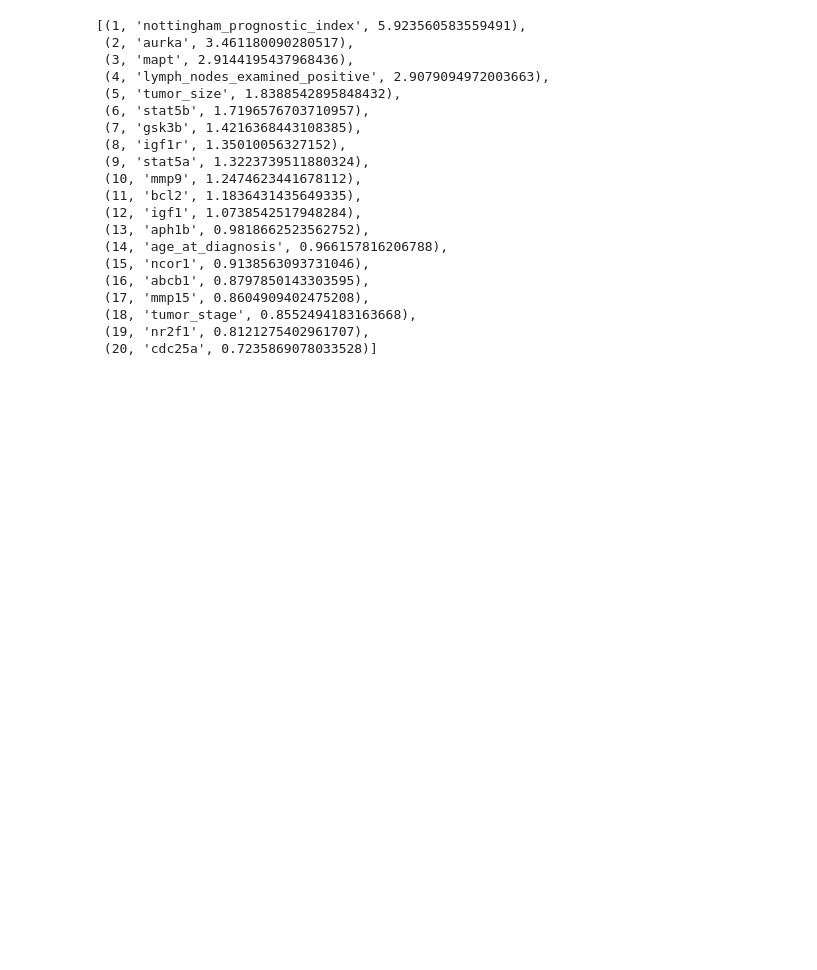
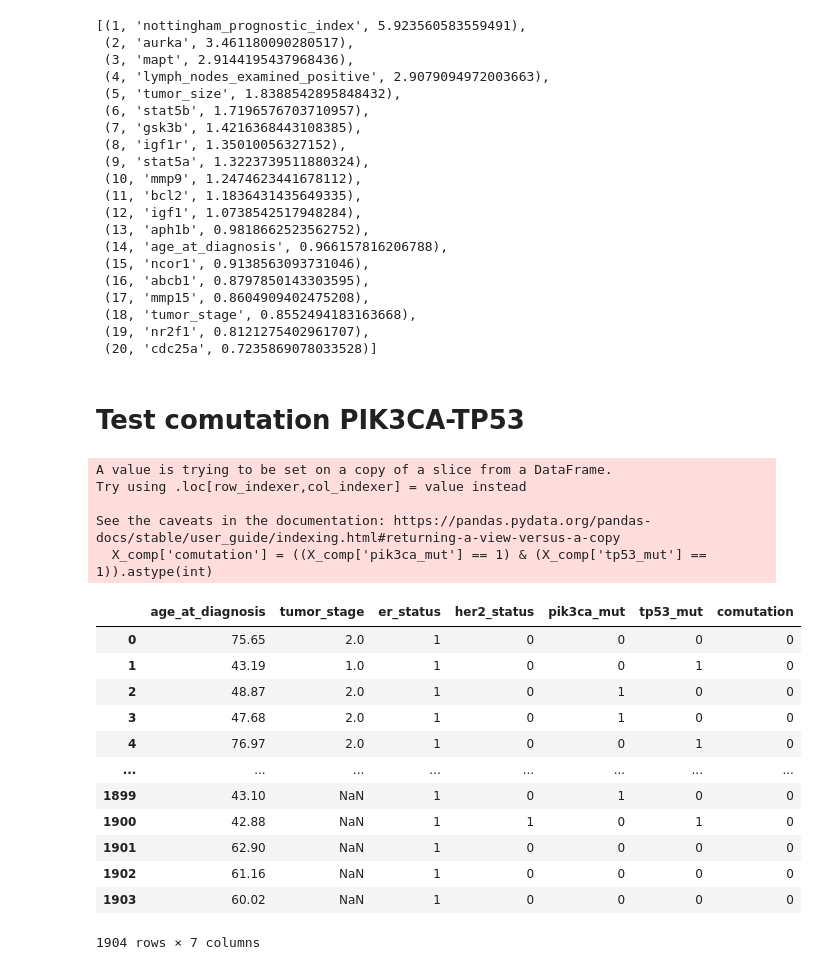
Before and after one commit to Clement-Dn/Surv-ML, a Jupyter notebook: SurvTreeShap_Metabric.ipynb, the cells around one changed output. Drawn from its saved outputs; the diff is of its cells as text; code cells hidden in the pictures; blank space fills up the shorter version.

```diff
--- a/SurvTreeShap_Metabric.ipynb
+++ b/SurvTreeShap_Metabric.ipynb
@@ -674,3 +674,28 @@ top_indices = np.argsort(aires)[-20:]
  (18, 'tumor_stage', 0.8552494183163668),
  (19, 'nr2f1', 0.8121275402961707),
  (20, 'cdc25a', 0.7235869078033528)]
+# %% [markdown]
+# Test comutation PIK3CA-TP53
+# %%
+X_comp= X[["age_at_diagnosis", "tumor_stage", 'er_status', "her2_status", "pik3ca_mut", "tp53_mut"]]
+X_comp['comutation'] = ((X_comp['pik3ca_mut'] == 1) & (X_comp['tp53_mut'] == 1)).astype(int)
+X_comp
+# %% [output]
+A value is trying to be set on a copy of a slice from a DataFrame.
+Try using .loc[row_indexer,col_indexer] = value instead
+
+See the caveats in the documentation: https://pandas.pydata.org/pandas-docs/stable/user_guide/indexing.html#returning-a-view-versus-a-copy
+  X_comp['comutation'] = ((X_comp['pik3ca_mut'] == 1) & (X_comp['tp53_mut'] == 1)).astype(int)
+|  | age_at_diagnosis | tumor_stage | er_status | her2_status | pik3ca_mut | tp53_mut | comutation |
+| 0 | 75.65 | 2.0 | 1 | 0 | 0 | 0 | 0 |
+| 1 | 43.19 | 1.0 | 1 | 0 | 0 | 1 | 0 |
+| 2 | 48.87 | 2.0 | 1 | 0 | 1 | 0 | 0 |
+| 3 | 47.68 | 2.0 | 1 | 0 | 1 | 0 | 0 |
+| 4 | 76.97 | 2.0 | 1 | 0 | 0 | 1 | 0 |
+| ... | ... | ... | ... | ... | ... | ... | ... |
+| 1899 | 43.10 | NaN | 1 | 0 | 1 | 0 | 0 |
+| 1900 | 42.88 | NaN | 1 | 1 | 0 | 1 | 0 |
+| 1901 | 62.90 | NaN | 1 | 0 | 0 | 0 | 0 |
+| 1902 | 61.16 | NaN | 1 | 0 | 0 | 0 | 0 |
+| 1903 | 60.02 | NaN | 1 | 0 | 0 | 0 | 0 |
+1904 rows × 7 columns
```
Also changed, not shown: parts of 12 cells of this notebook.
